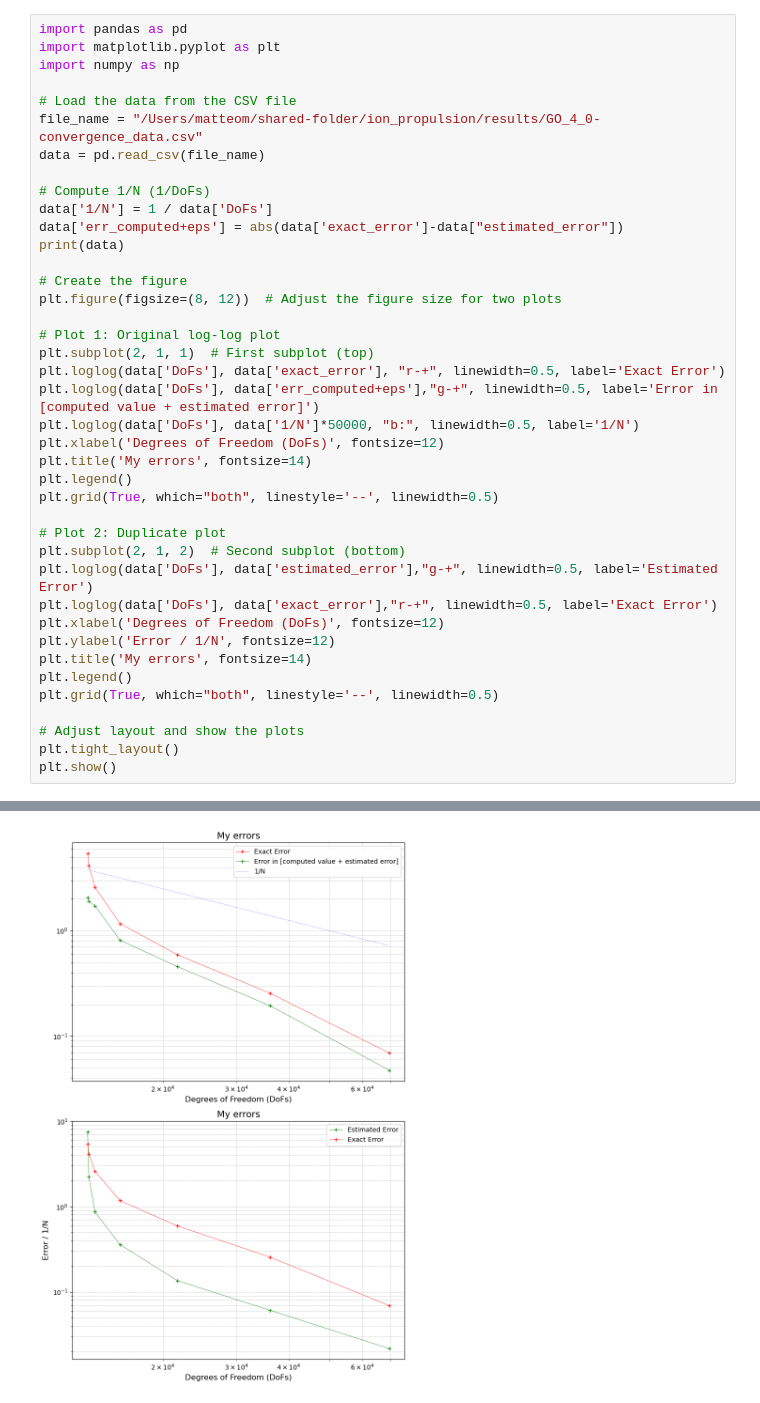
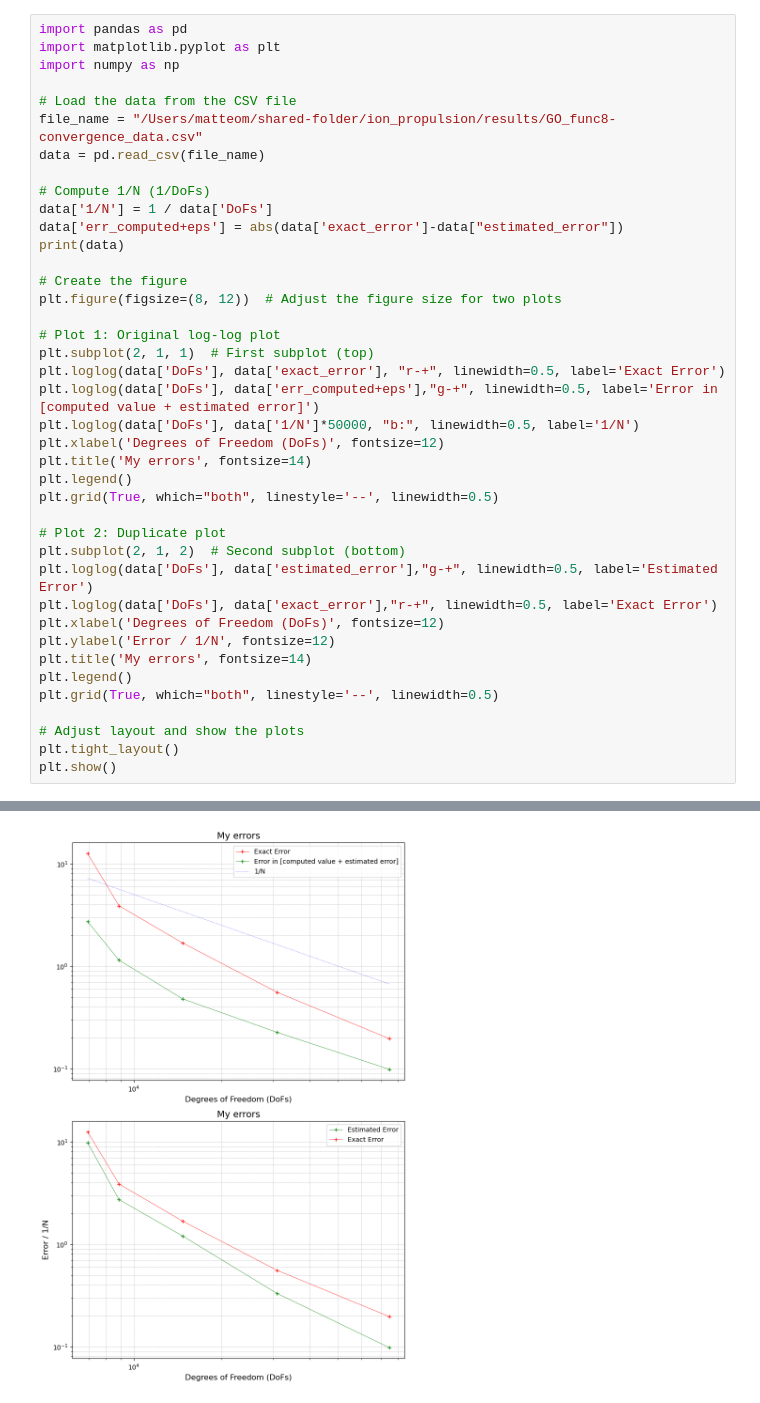
Before and after one commit to Matteo-Malve/ion_propulsion, a Jupyter notebook: postprocessing/step14_plots.ipynb, the cells around one changed output, grey strips where cells are left out. Saved outputs shown, nothing was run; the diff lists cells and outputs as text.

```diff
--- a/postprocessing/step14_plots.ipynb
+++ b/postprocessing/step14_plots.ipynb
@@ -4,7 +4,7 @@ import matplotlib.pyplot as plt
 import numpy as np
 
 # Load the data from the CSV file
-file_name = "/Users/matteom/shared-folder/ion_propulsion/results/GO_4_0-convergence_data.csv"
+file_name = "/Users/matteom/shared-folder/ion_propulsion/results/GO_func8-convergence_data.csv"
 data = pd.read_csv(file_name)
 
 # Compute 1/N (1/DoFs)
@@ -59 +55 @@ plt.show()
-[figure, old version]
+[figure, new version]
```
Also changed, not shown: parts of 1 cell of this notebook, 2 other files.
